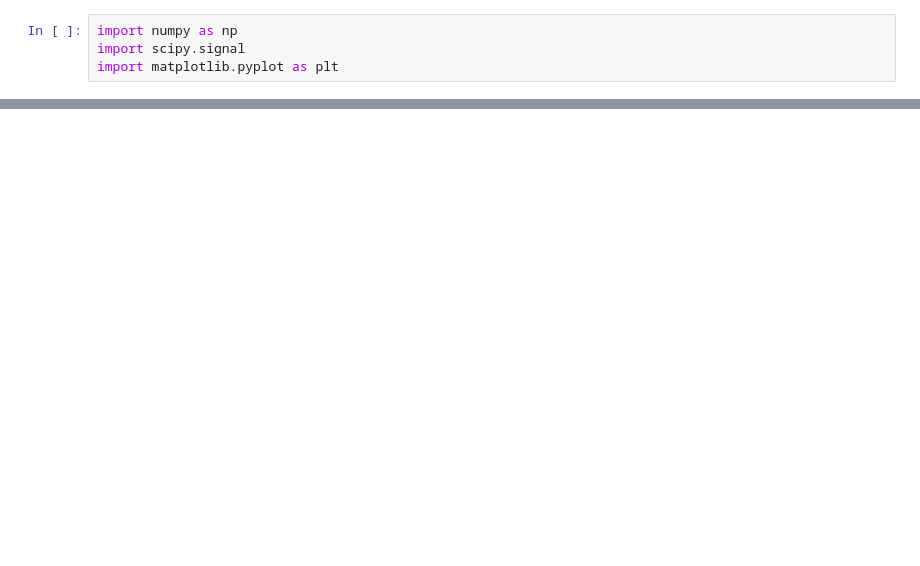
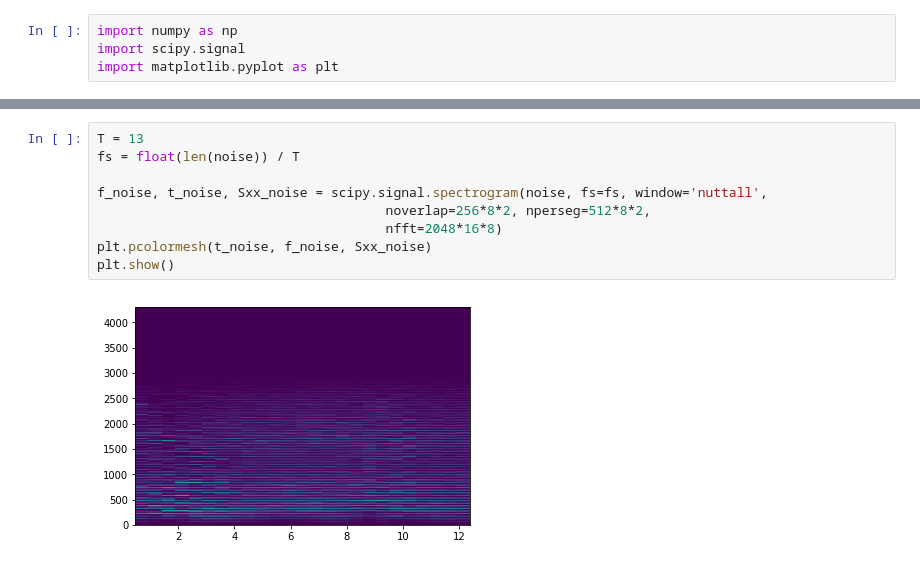
Before and after one commit to blair3sat/irss, a Jupyter notebook: chirpfinder_sim.ipynb, the cells around one changed output, grey strips where cells are left out. Saved outputs shown, nothing was run; the diff lists cells and outputs as text; blank space fills up the shorter version.

```diff
--- a/chirpfinder_sim.ipynb
+++ b/chirpfinder_sim.ipynb
@@ -5 +12,12 @@ import matplotlib.pyplot as plt
+# %%
+T = 13
+fs = float(len(noise)) / T
+
+f_noise, t_noise, Sxx_noise = scipy.signal.spectrogram(noise, fs=fs, window='nuttall',
+                                     noverlap=256*8*2, nperseg=512*8*2,
+                                     nfft=2048*16*8)
+plt.pcolormesh(t_noise, f_noise, Sxx_noise)
+plt.show()
+# %% [output]
+[figure, added]
 # %%
```
Also changed, not shown: parts of 5 cells of this notebook, 2 other files.
